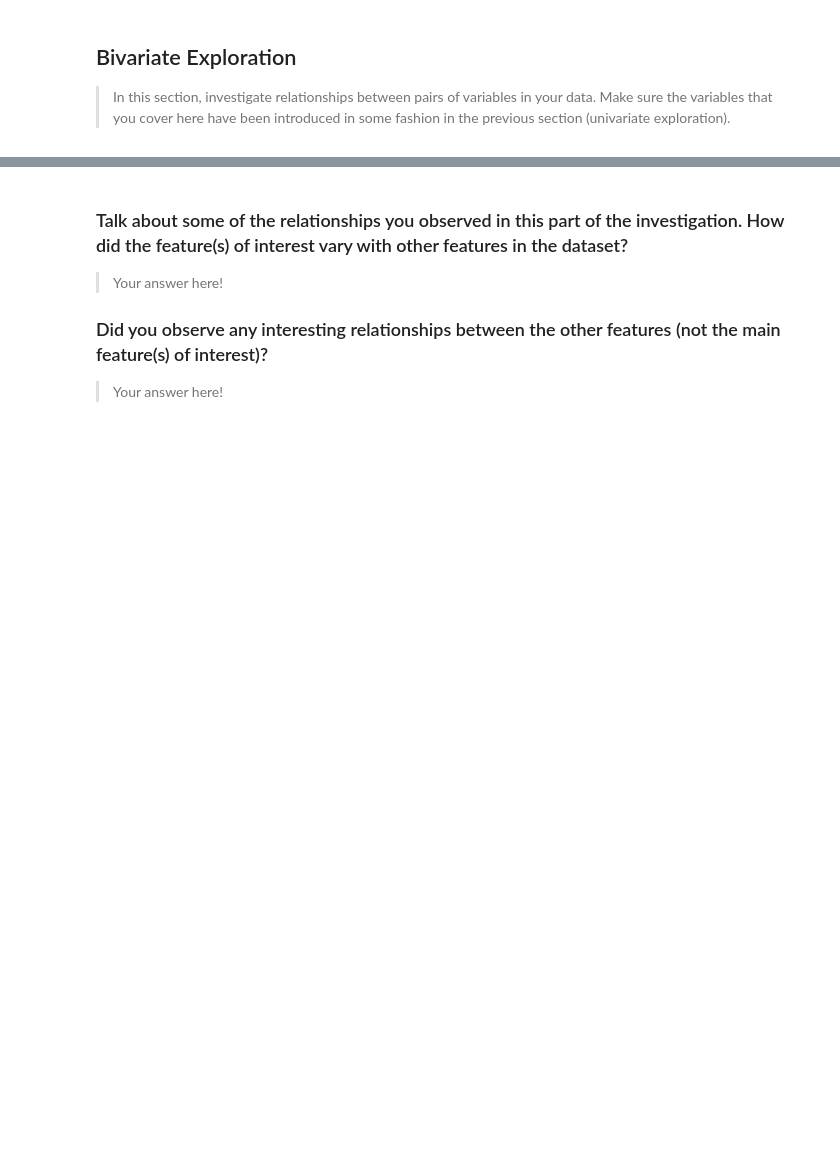
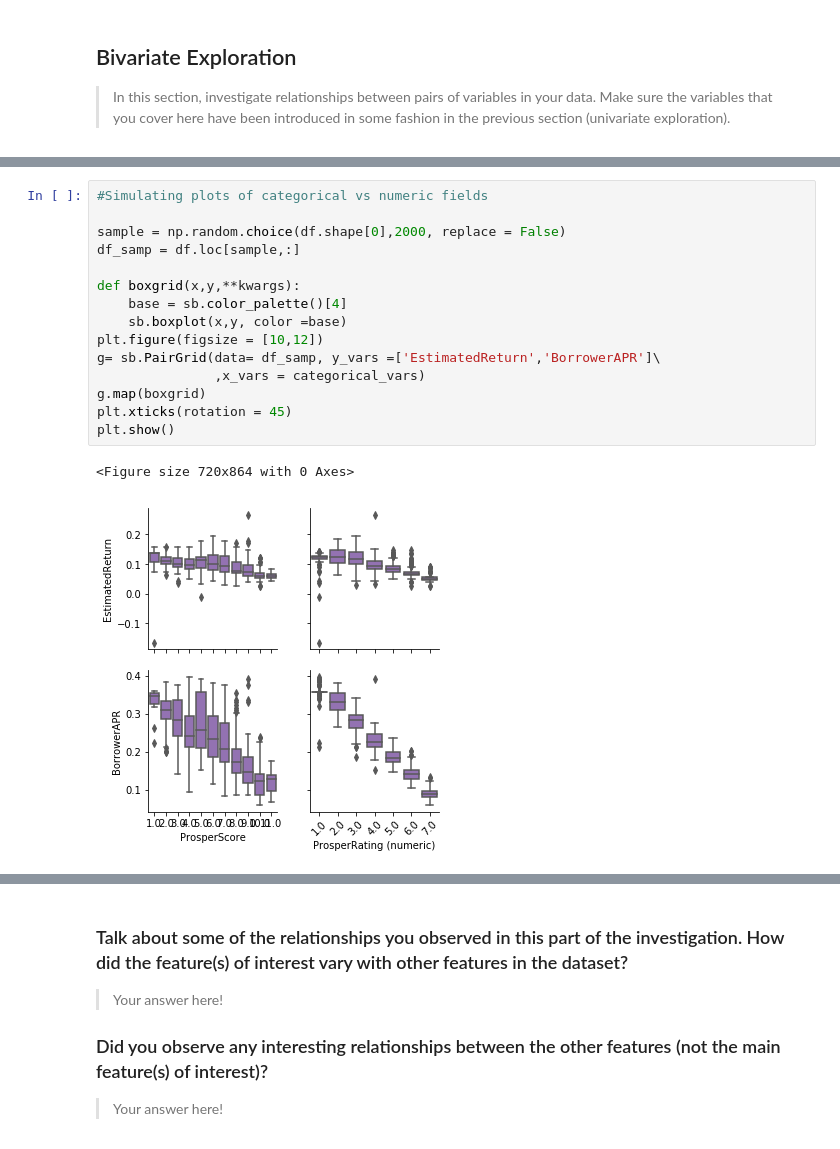
Before and after one commit to ayushayyangar/Data-Visualization-Udacity, a Jupyter notebook: exploration_template.ipynb, the cells around one changed output, grey strips where cells are left out. Cells and saved outputs as stored; diff of their text form; blank space fills up the shorter version.

```diff
--- a/exploration_template.ipynb
+++ b/exploration_template.ipynb
@@ -321,0 +332,18 @@ plt.show()
+# %%
+#Simulating plots of categorical vs numeric fields
+
+sample = np.random.choice(df.shape[0],2000, replace = False)
+df_samp = df.loc[sample,:]
+
+def boxgrid(x,y,**kwargs):
+    base = sb.color_palette()[4]
+    sb.boxplot(x,y, color =base)
+plt.figure(figsize = [10,12])
+g= sb.PairGrid(data= df_samp, y_vars =['EstimatedReturn','BorrowerAPR']\
+               ,x_vars = categorical_vars)
+g.map(boxgrid)
+plt.xticks(rotation = 45)
+plt.show()
+# %% [output]
+<Figure size 720x864 with 0 Axes>
+[figure, added]
```
Also changed, not shown: parts of 10 cells of this notebook.
